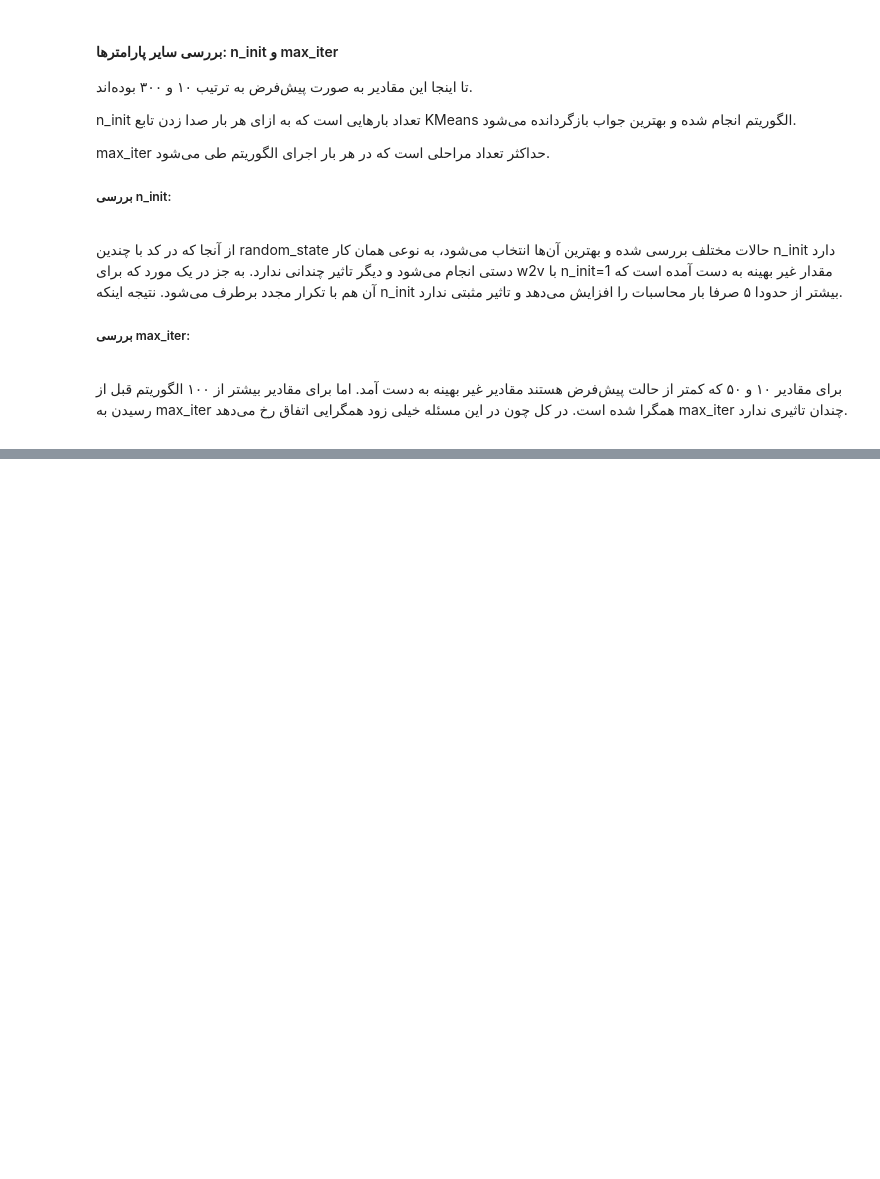
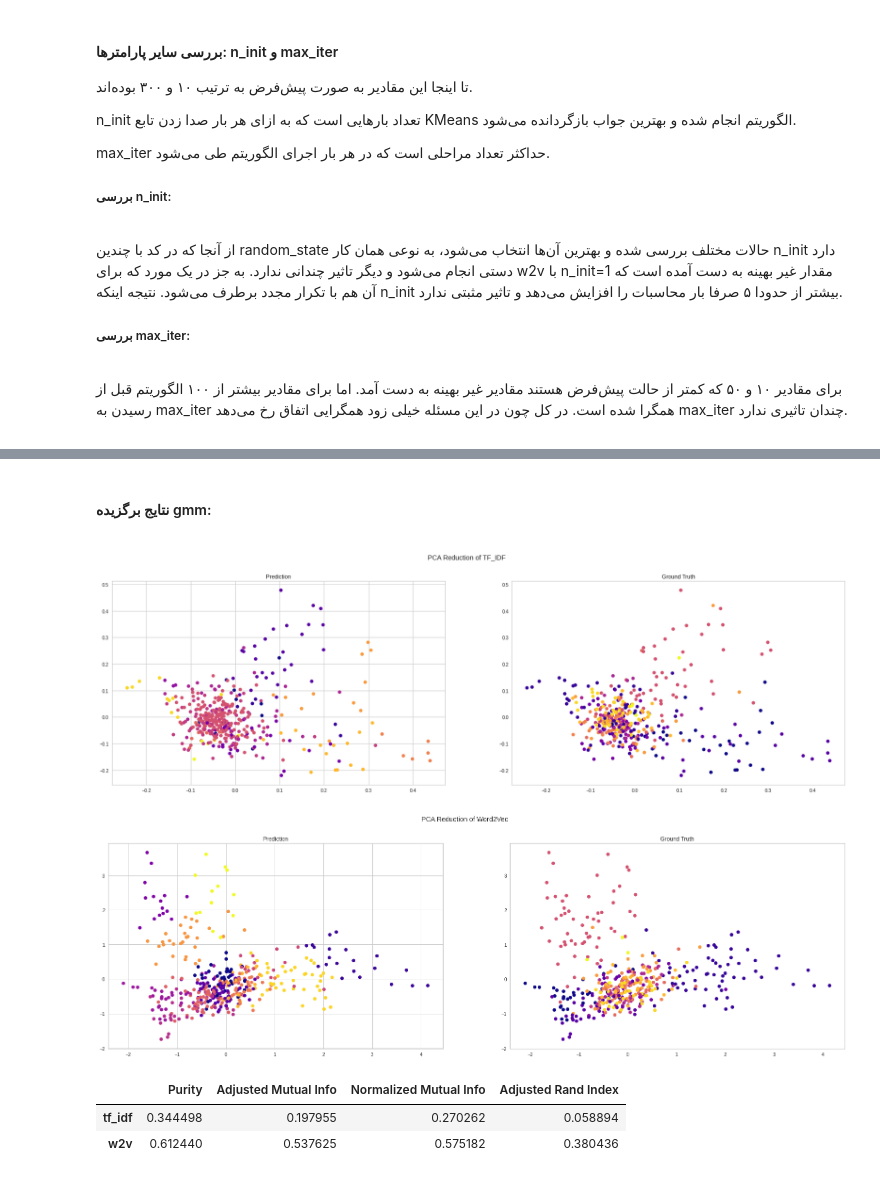
Before and after one commit to hamidreza004/MIR, a Jupyter notebook: reports/phase3/clustering.ipynb, the cells around one changed output, grey strips where cells are left out. Drawn from its saved outputs; the diff is of its cells as text; code cells hidden in the pictures; blank space fills up the shorter version.

```diff
--- a/reports/phase3/clustering.ipynb
+++ b/reports/phase3/clustering.ipynb
@@ -263,0 +386,18 @@ AMI_resutls2_higher_dim.query('vector == "w2v"').sort_values(by=['AMI'], ascendi
+# %%
+tfidf_param = {'n_components': 14, 'covariance_type': 'full', 'max_iter': 100}
+w2v_param = {'n_components': 13, 'covariance_type': 'diag', 'max_iter': 100}
+# %% [markdown]
+<div dir="rtl">
+    <h4>
+        نتایج برگزیده gmm:
+    </h4>
+</div>
+# %%
+gmm_results = gmm.get_evaluation_dataframe(tf_idf, tfidf_param, enhanced_w2v, w2v_param, tags)
+gmm_results
+# %% [output]
+[figure, added]
+[figure, added]
+|  | Purity | Adjusted Mutual Info | Normalized Mutual Info | Adjusted Rand Index |
+| tf_idf | 0.344498 | 0.197955 | 0.270262 | 0.058894 |
+| w2v | 0.612440 | 0.537625 | 0.575182 | 0.380436 |
```
Also changed, not shown: parts of 27 cells of this notebook, 4 other files.
